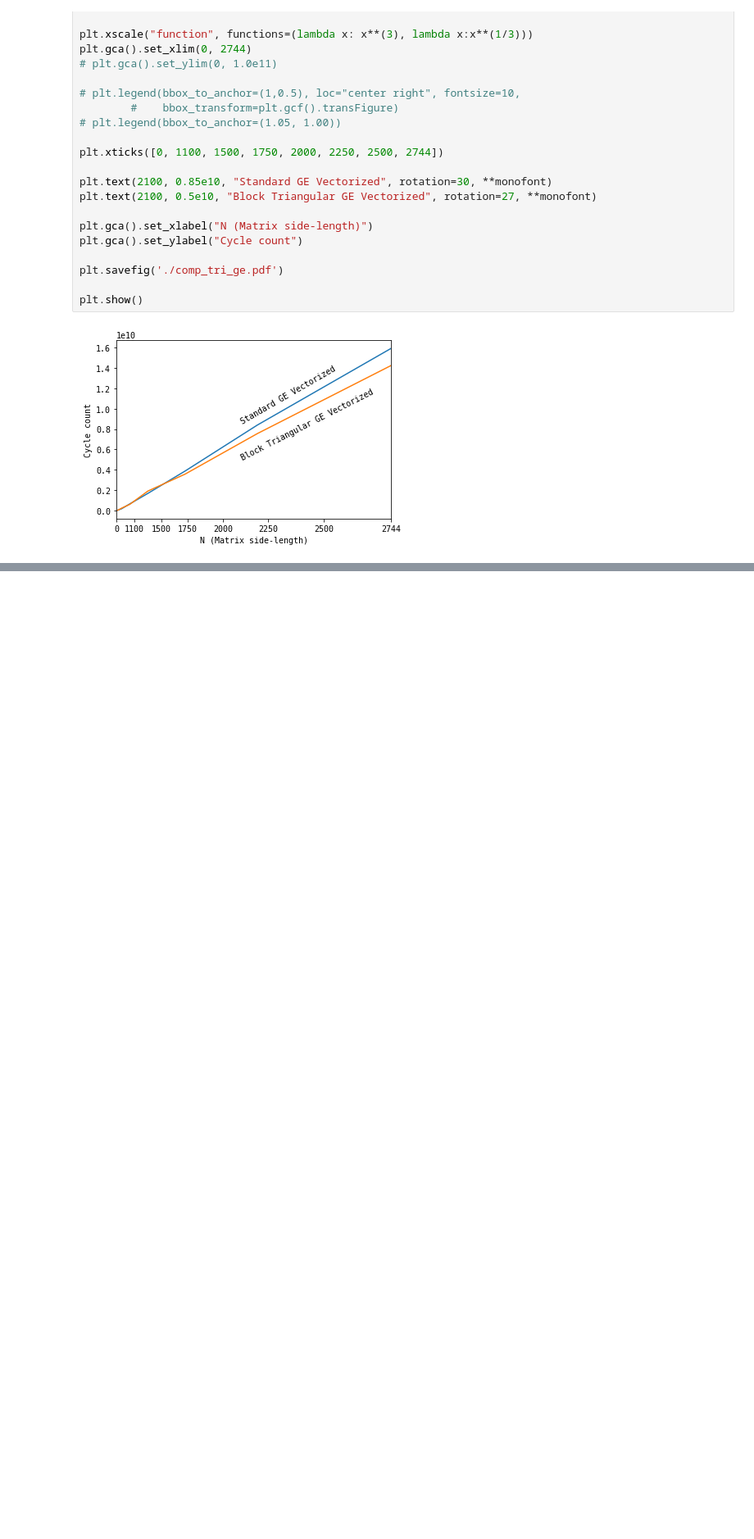
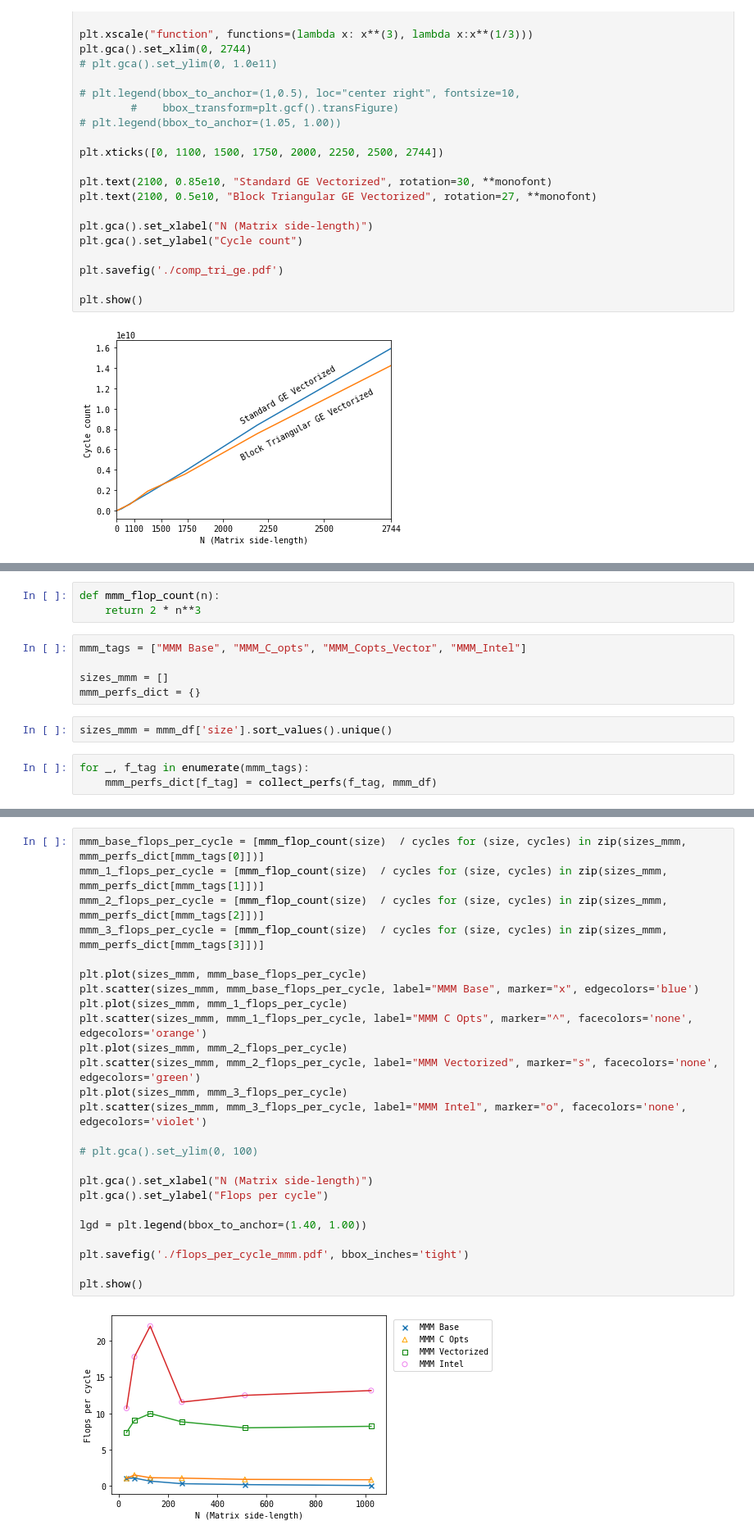
Before and after one commit to vogr/particle-swarm, a Jupyter notebook: graphing/graphing.ipynb, the cells around one changed output, grey strips where cells are left out. Shown at 82% size. Cells and saved outputs as stored; diff of their text form; blank space fills up the shorter version.

```diff
--- a/graphing/graphing.ipynb
+++ b/graphing/graphing.ipynb
@@ -73,0 +118,13 @@ plt.show()
+# %%
+def mmm_flop_count(n):
+    return 2 * n**3
+# %%
+mmm_tags = ["MMM Base", "MMM_C_opts", "MMM_Copts_Vector", "MMM_Intel"]
+
+sizes_mmm = []
+mmm_perfs_dict = {}
+# %%
+sizes_mmm = mmm_df['size'].sort_values().unique()
+# %%
+for _, f_tag in enumerate(mmm_tags):
+    mmm_perfs_dict[f_tag] = collect_perfs(f_tag, mmm_df)
@@ -73,0 +135,27 @@ plt.show()
+# %%
+mmm_base_flops_per_cycle = [mmm_flop_count(size)  / cycles for (size, cycles) in zip(sizes_mmm, mmm_perfs_dict[mmm_tags[0]])]
+mmm_1_flops_per_cycle = [mmm_flop_count(size)  / cycles for (size, cycles) in zip(sizes_mmm, mmm_perfs_dict[mmm_tags[1]])]
+mmm_2_flops_per_cycle = [mmm_flop_count(size)  / cycles for (size, cycles) in zip(sizes_mmm, mmm_perfs_dict[mmm_tags[2]])]
+mmm_3_flops_per_cycle = [mmm_flop_count(size)  / cycles for (size, cycles) in zip(sizes_mmm, mmm_perfs_dict[mmm_tags[3]])]
+
+plt.plot(sizes_mmm, mmm_base_flops_per_cycle)
+plt.scatter(sizes_mmm, mmm_base_flops_per_cycle, label="MMM Base", marker="x", edgecolors='blue')
+plt.plot(sizes_mmm, mmm_1_flops_per_cycle)
+plt.scatter(sizes_mmm, mmm_1_flops_per_cycle, label="MMM C Opts", marker="^", facecolors='none', edgecolors='orange')
+plt.plot(sizes_mmm, mmm_2_flops_per_cycle)
+plt.scatter(sizes_mmm, mmm_2_flops_per_cycle, label="MMM Vectorized", marker="s", facecolors='none', edgecolors='green')
+plt.plot(sizes_mmm, mmm_3_flops_per_cycle)
+plt.scatter(sizes_mmm, mmm_3_flops_per_cycle, label="MMM Intel", marker="o", facecolors='none', edgecolors='violet')
+
+# plt.gca().set_ylim(0, 100)
+
+plt.gca().set_xlabel("N (Matrix side-length)")
+plt.gca().set_ylabel("Flops per cycle")
+
+lgd = plt.legend(bbox_to_anchor=(1.40, 1.00))
+
+plt.savefig('./flops_per_cycle_mmm.pdf', bbox_inches='tight')
+
+plt.show()
+# %% [output]
+[figure, added]
```
Also changed, not shown: parts of 12 cells of this notebook, 2 other files.
